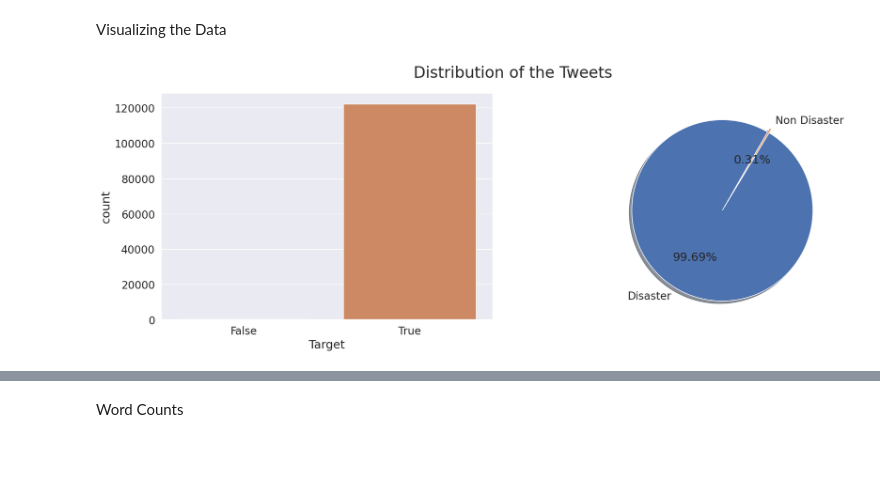
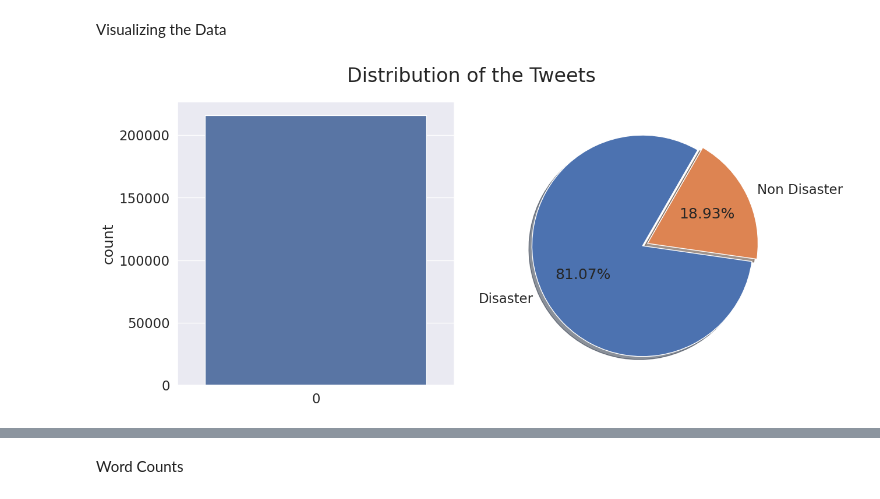
Before and after one commit to sanmevv/Turkey-Earthquake, a Jupyter notebook: Preprocessing.ipynb, the cells around one changed output, grey strips where cells are left out. Drawn from its saved outputs; the diff is of its cells as text; code cells hidden in the pictures; blank space fills up the shorter version.

```diff
--- a/Preprocessing.ipynb
+++ b/Preprocessing.ipynb
@@ -200,5 +200,9 @@ print(testv.shape)
+# %%
+trainv['Tweet'] = trainv['Tweet'].astype(str)
 # %% [markdown]
 Cleaning Text
+# %%
+trainv['Tweet'] = trainv['Tweet'].fillna('')
 # %%
 # Some basic helper functions to clean text by removing urls, emojis, html tags and punctuations.
 
@@ -353,7 +361,7 @@ print(trainv.columns)
 
 disaster_keywords = ['earthquake', 'Turkey', 'Syria', 'magnitude', 'tremor', 'seismic', 'Richter scale', 'epicenter', 'aftershock', 'disaster', 'rescue', 'relief', 'casualties', 'injured', 'damages', 'buildings', 'infrastructure', 'natural disaster', 'emergency', 'humanitarian']
 # Create a new column called "Disaster-related" and set its value to True if any of the disaster keywords appear in the tweet, otherwise set it to False
-trainv['Target'] = df['Tweet'].apply(lambda x: any(keyword in x.lower() for keyword in disaster_keywords))
+trainv['Target'] = trainv['Tweet'].apply(lambda x: any(keyword in x.lower() for keyword in disaster_keywords))
 
 # View the updated dataframe
 trainv.head()
@@ -362,18 +377,18 @@ Visualizing the Data
 # %%
 # Displaying target distribution.
 
-fig, axes = plt.subplots(ncols=2, nrows=1, figsize=(18, 6), dpi=100)
+fig, axes = plt.subplots(ncols=2, nrows=1, figsize=(12, 6), dpi=100)
 sns.countplot(trainv['Target'], ax=axes[0])
 axes[1].pie(trainv['Target'].value_counts(),
             labels=['Disaster', 'Non Disaster'],
             autopct='%1.2f%%',
             shadow=True,
             explode=(0.05, 0),
             startangle=60)
 fig.suptitle('Distribution of the Tweets', fontsize=24)
 plt.show()
 # %% [output]
-[figure, old version]
+[figure, new version]
 # %%
 !pip install utils
 # %% [output]
```
Also changed, not shown: parts of 32 cells of this notebook.
